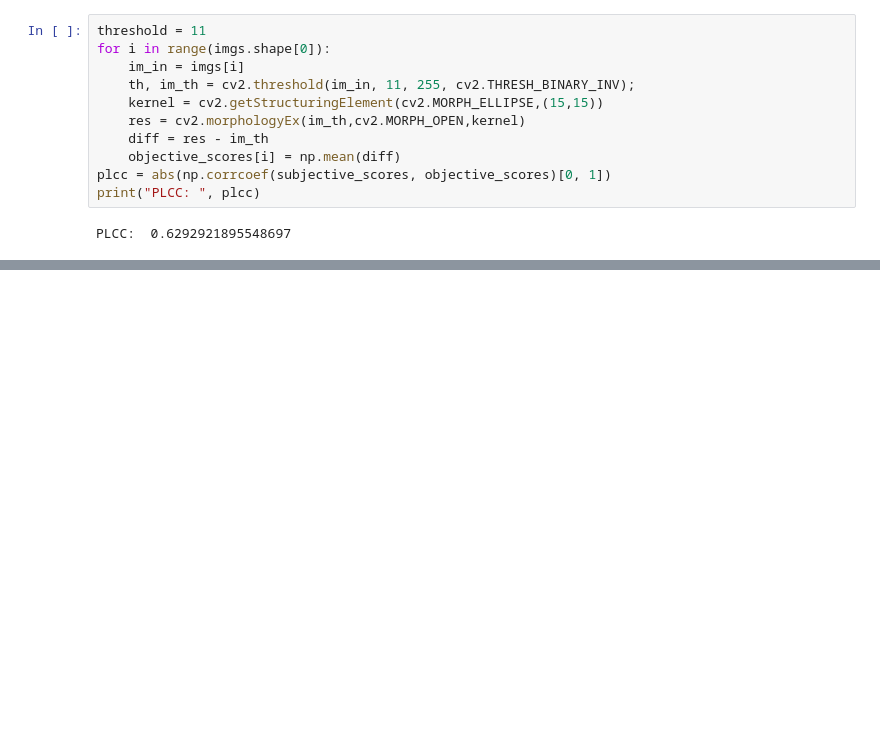
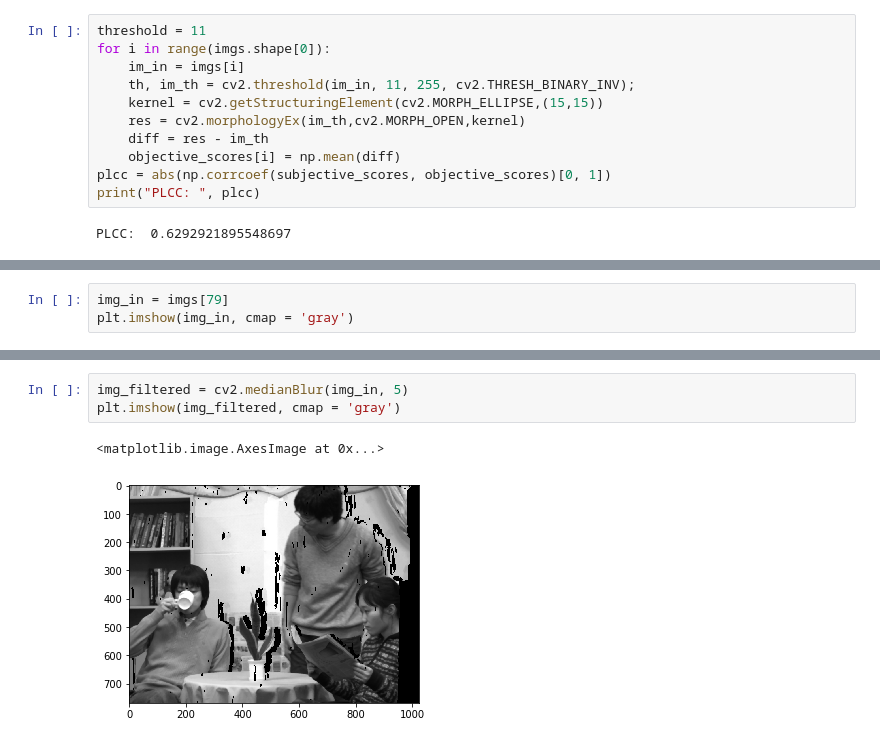
Before and after one commit to sahilbansal17/Image-Quality-Assessment, a Jupyter notebook: IQA_Project.ipynb, the cells around one changed output, grey strips where cells are left out. Drawn from its saved outputs; the diff is of its cells as text; blank space fills up the shorter version.

Commit message:
Add median filtering approach

```diff
--- a/IQA_Project.ipynb
+++ b/IQA_Project.ipynb
@@ -202,0 +191,3 @@ PLCC:  0.6292921895548697
+# %%
+img_in = imgs[79]
+plt.imshow(img_in, cmap = 'gray')
@@ -202,0 +197,6 @@ PLCC:  0.6292921895548697
+# %%
+img_filtered = cv2.medianBlur(img_in, 5)
+plt.imshow(img_filtered, cmap = 'gray')
+# %% [output]
+<matplotlib.image.AxesImage at 0x...>
+[figure, added]
```
Also changed, not shown: parts of 11 cells of this notebook.
